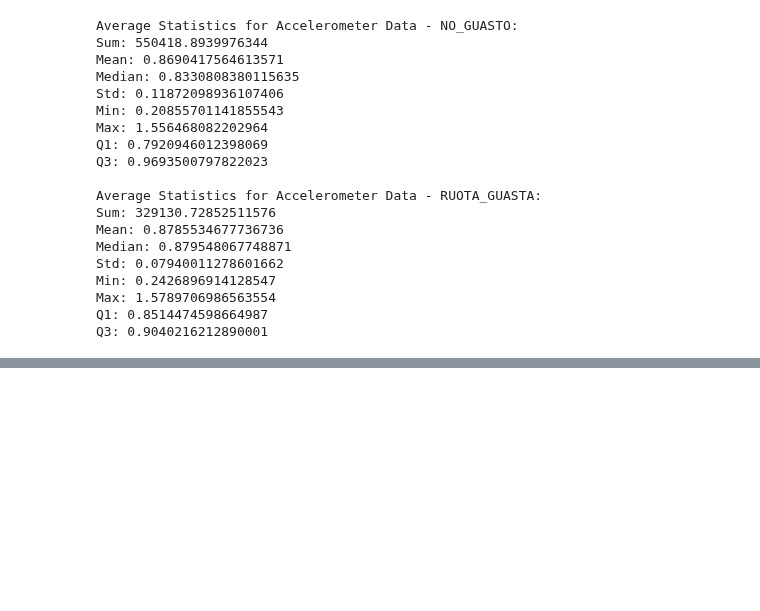
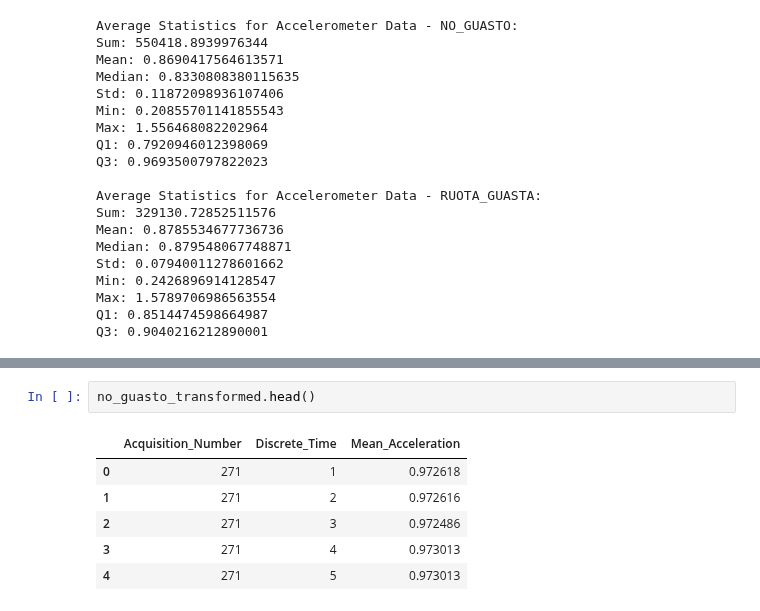
Before and after one commit to BianchiLuca28/project_CSD, a Jupyter notebook: notebook_exploration_cleaning/graph_and_statistics_standard_scaler.ipynb, the cells around one changed output, grey strips where cells are left out. Saved outputs shown, nothing was run; the diff lists cells and outputs as text; blank space fills up the shorter version.

```diff
--- a/notebook_exploration_cleaning/graph_and_statistics_standard_scaler.ipynb
+++ b/notebook_exploration_cleaning/graph_and_statistics_standard_scaler.ipynb
@@ -118,0 +161,9 @@ Q3: 0.9040216212890001
+# %%
+no_guasto_transformed.head()
+# %% [output]
+|  | Acquisition_Number | Discrete_Time | Mean_Acceleration |
+| 0 | 271 | 1 | 0.972618 |
+| 1 | 271 | 2 | 0.972616 |
+| 2 | 271 | 3 | 0.972486 |
+| 3 | 271 | 4 | 0.973013 |
+| 4 | 271 | 5 | 0.973013 |
```
Also changed, not shown: parts of 14 cells of this notebook.
